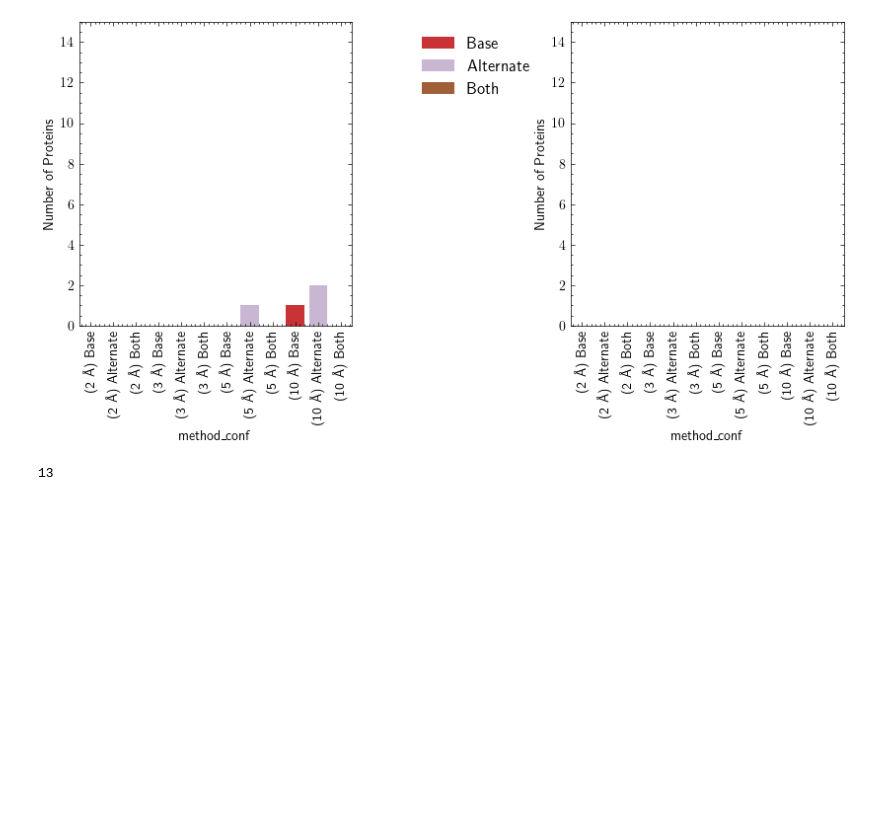
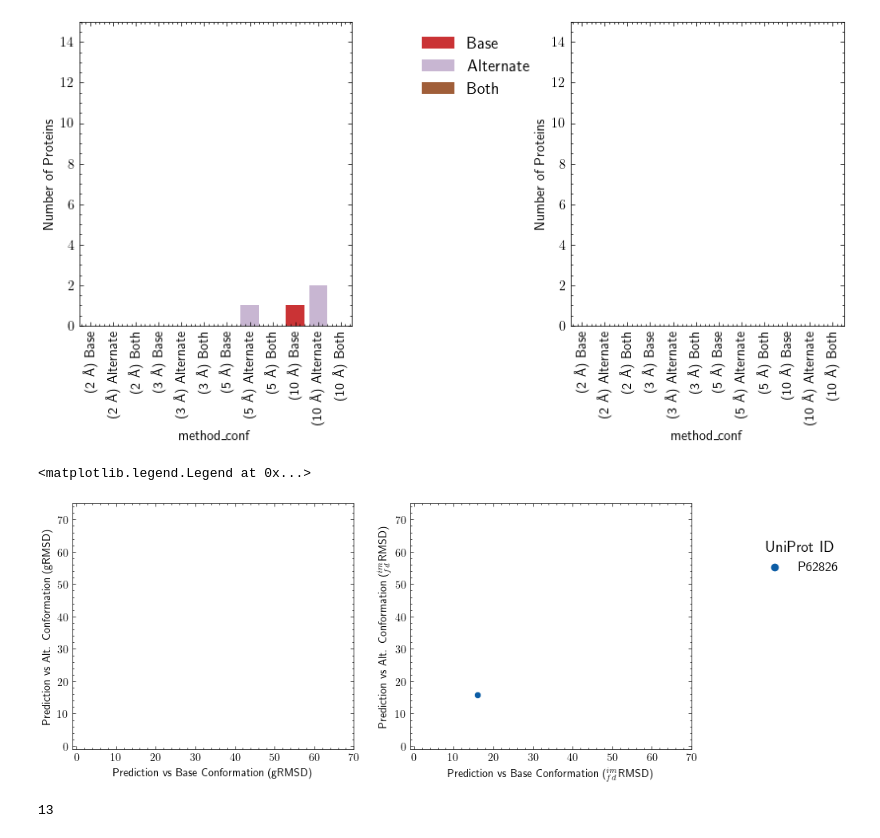
Before and after one commit to bperkinsj/autoinhibition_and_alphafold2, a Jupyter notebook: paper_figs.ipynb, the cells around one changed output. Cells and saved outputs as stored; diff of their text form; code cells hidden in the pictures; blank space fills up the shorter version.

Commit message:
CFold conformation scatterplot (failed to work)

```diff
--- a/paper_figs.ipynb
+++ b/paper_figs.ipynb
@@ -3595,3 +3638,6 @@ cf_imfd = cf_imfd.set_index(cf_imfd['method_conf']).reindex(orders).reset_index(
+# %%
+cf_scatter = pd.merge(best_conf_one_grmsd_cfold, best_conf_two_grmsd_cfold, how='left', on='UniProt')
+cf_scatter_imfd = pd.merge(best_conf_one_cfold, best_conf_one_cfold, how='left', on='UniProt')
 # %%
 fig, ax = plt.subplots(1, 2, figsize=(10, 4))
 
@@ -3612,6 +3658,32 @@ plt.subplots_adjust(wspace=0.8)
 plt.savefig('./project_pipeline/data/figures/paper/cfold_conformations.png', dpi=500, bbox_inches='tight')
 # %% [output]
 [figure]
+# %%
+# We don't have complete data for our CFold structures, only the best comparisons (i.e. if P62826 Cfold prediction is closest to base conformation,
+# then we will only have data for that comparison. Kind of annoying.)
+
+fig, ax = plt.subplots(1, 2, figsize=(10, 4))
+
+sns.scatterplot(data=cf_scatter, x='gRMSD_x', y='gRMSD_y', ax=ax[0], hue='UniProt')
+ax[0].set_xlim(-1, 70)
+ax[0].set_ylim(-1, 75)
+ax[0].set_xlabel('Prediction vs Base Conformation (gRMSD)')
+ax[0].set_ylabel('Prediction vs Alt. Conformation (gRMSD)')
+ax[0].get_legend().remove()
+
+sns.scatterplot(data=cf_scatter_imfd, x='$_{fd}^{im}$RMSD_x', y='$_{fd}^{im}$RMSD_y', ax=ax[1], hue='UniProt')
+ax[1].set_xlim(-1, 70)
+ax[1].set_ylim(-1, 75)
+ax[1].set_xlabel('Prediction vs Base Conformation ($_{fd}^{im}$RMSD)')
+ax[1].set_ylabel('Prediction vs Alt. Conformation ($_{fd}^{im}$RMSD)')
+ax[1].get_legend().remove()
+
+handles, labels = ax[1].get_legend_handles_labels()
+fig.legend(handles, labels, title='UniProt ID',
+           title_fontsize=14, fontsize=12, bbox_to_anchor=(1.1, .8))
+# %% [output]
+<matplotlib.legend.Legend at 0x...>
+[figure, added]
 # %%
 best_conf_two_cfold['UniProt'].nunique()
 # %% [output]
```
Also changed, not shown: parts of 3 cells of this notebook.
